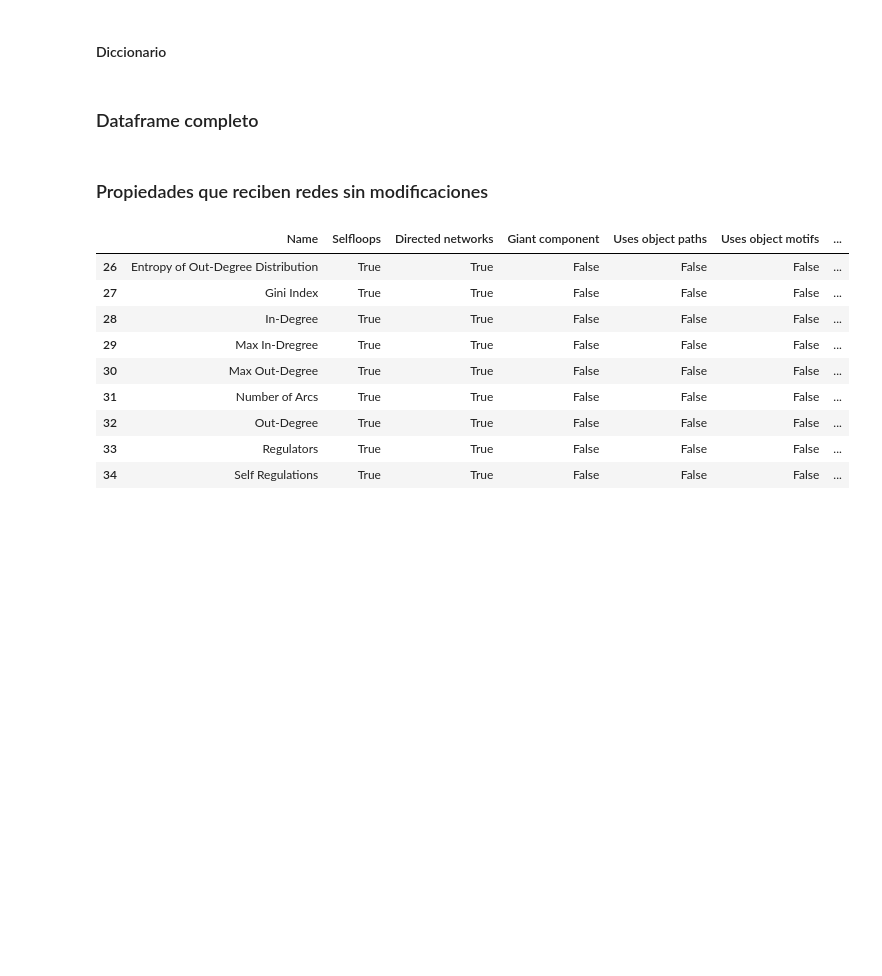
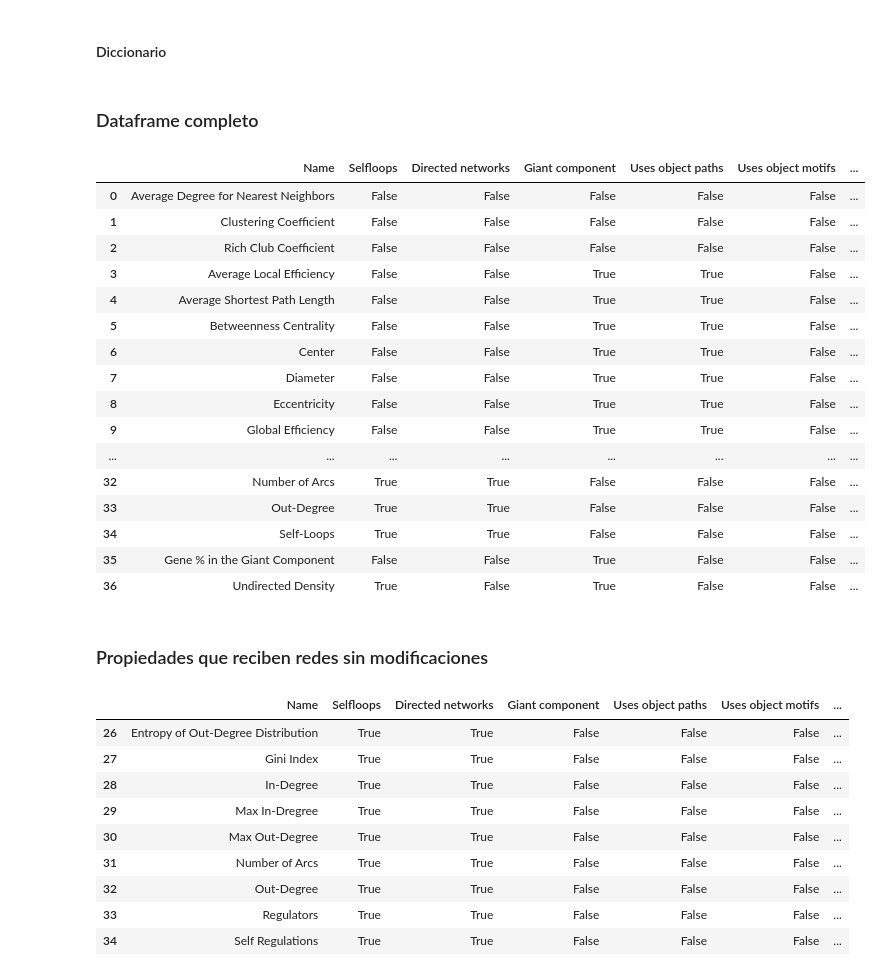
Before and after one commit to freyrelab/netective, a Jupyter notebook: legacy/prop_notebooks/properties_dataframe.ipynb, the cells around one changed output. Saved outputs shown, nothing was run; the diff lists cells and outputs as text; code cells hidden in the pictures; blank space fills up the shorter version.

```diff
--- a/legacy/prop_notebooks/properties_dataframe.ipynb
+++ b/legacy/prop_notebooks/properties_dataframe.ipynb
@@ -79,7 +79,26 @@ for object in instances.values():
 # %%
 properties_df = pd.DataFrame.from_dict(properties_info)
 # properties_df.loc[properties_df['Return distribution'] == True]
-properties_df.to_csv('properties_df.csv', sep= ',', header= True)
+# properties_df.to_csv('properties_df.csv', sep= ',', header= True)
+properties_df
+# %% [output]
+|  | Name | Selfloops | Directed networks | Giant component | Uses object paths | Uses object motifs | ... |
+| 0 | Average Degree for Nearest Neighbors | False | False | False | False | False | ... |
+| 1 | Clustering Coefficient | False | False | False | False | False | ... |
+| 2 | Rich Club Coefficient | False | False | False | False | False | ... |
+| 3 | Average Local Efficiency | False | False | True | True | False | ... |
+| 4 | Average Shortest Path Length | False | False | True | True | False | ... |
+| 5 | Betweenness Centrality | False | False | True | True | False | ... |
+| 6 | Center | False | False | True | True | False | ... |
+| 7 | Diameter | False | False | True | True | False | ... |
+| 8 | Eccentricity | False | False | True | True | False | ... |
+| 9 | Global Efficiency | False | False | True | True | False | ... |
+| ... | ... | ... | ... | ... | ... | ... | ... |
+| 32 | Number of Arcs | True | True | False | False | False | ... |
+| 33 | Out-Degree | True | True | False | False | False | ... |
+| 34 | Self-Loops | True | True | False | False | False | ... |
+| 35 | Gene % in the Giant Component | False | False | True | False | False | ... |
+| 36 | Undirected Density | True | False | True | False | False | ... |
 # %% [markdown]
 ### Propiedades que reciben redes sin modificaciones
 # %%
```
Also changed, not shown: parts of 2 cells of this notebook, 2 other files.
